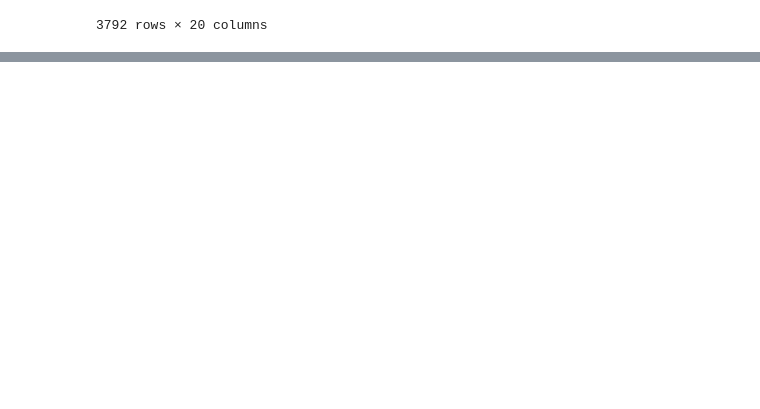
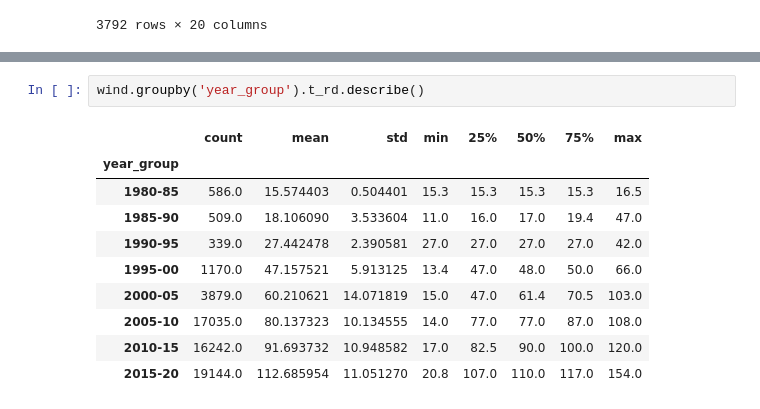
Before and after one commit to hsopel/NSS-Capstone, a Jupyter notebook: notebook/wind_eda.ipynb, the cells around one changed output, grey strips where cells are left out. Saved outputs shown, nothing was run; the diff lists cells and outputs as text; blank space fills up the shorter version.

```diff
--- a/notebook/wind_eda.ipynb
+++ b/notebook/wind_eda.ipynb
@@ -555,0 +610,13 @@ wind[wind['p_year'] == 2019.0]
+# %%
+wind.groupby('year_group').t_rd.describe()
+# %% [output]
+|  | count | mean | std | min | 25% | 50% | 75% | max |
+| year_group |  |  |  |  |  |  |  |  |
+| 1980-85 | 586.0 | 15.574403 | 0.504401 | 15.3 | 15.3 | 15.3 | 15.3 | 16.5 |
+| 1985-90 | 509.0 | 18.106090 | 3.533604 | 11.0 | 16.0 | 17.0 | 19.4 | 47.0 |
+| 1990-95 | 339.0 | 27.442478 | 2.390581 | 27.0 | 27.0 | 27.0 | 27.0 | 42.0 |
+| 1995-00 | 1170.0 | 47.157521 | 5.913125 | 13.4 | 47.0 | 48.0 | 50.0 | 66.0 |
+| 2000-05 | 3879.0 | 60.210621 | 14.071819 | 15.0 | 47.0 | 61.4 | 70.5 | 103.0 |
+| 2005-10 | 17035.0 | 80.137323 | 10.134555 | 14.0 | 77.0 | 77.0 | 87.0 | 108.0 |
+| 2010-15 | 16242.0 | 91.693732 | 10.948582 | 17.0 | 82.5 | 90.0 | 100.0 | 120.0 |
+| 2015-20 | 19144.0 | 112.685954 | 11.051270 | 20.8 | 107.0 | 110.0 | 117.0 | 154.0 |
```
Also changed, not shown: parts of 7 cells of this notebook, 10 other files.
